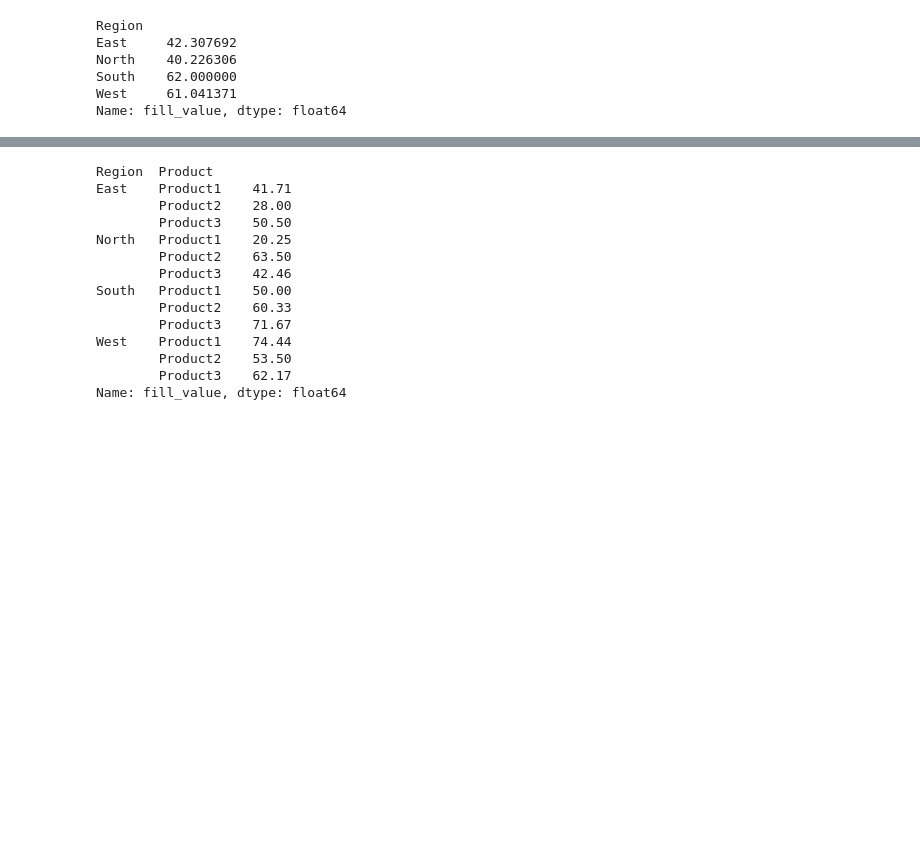
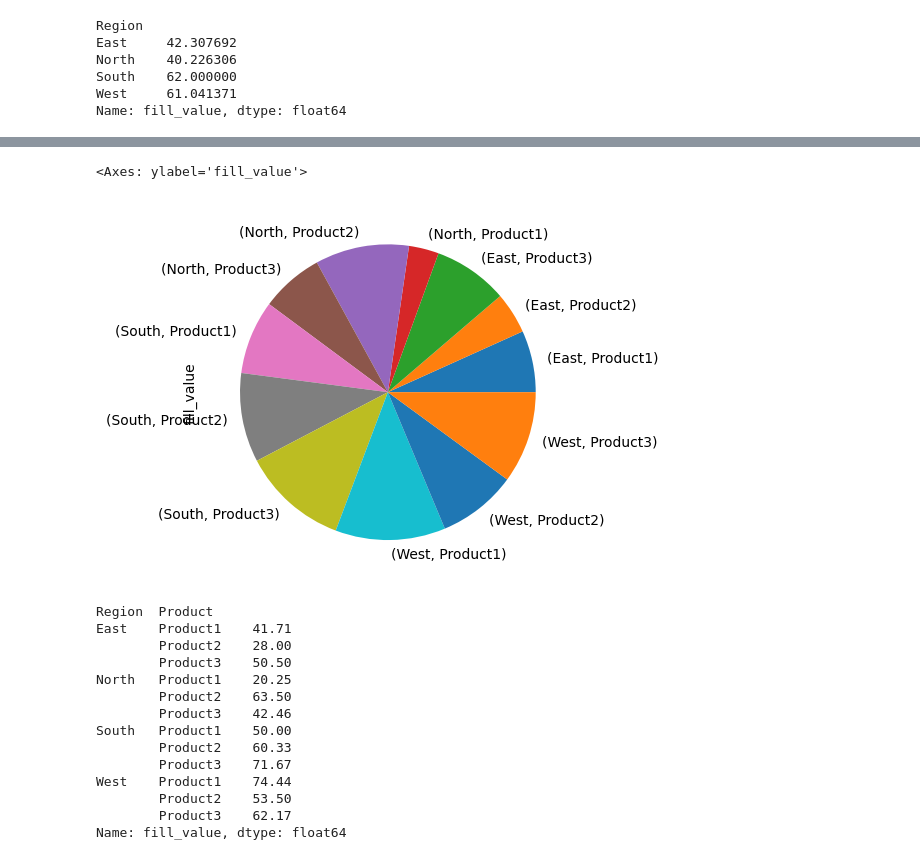
Before and after one commit to Tafheem-Ahemad/Python-Learning, a Jupyter notebook: 09dataAnalysis/dataManupliate.ipynb, the cells around one changed output, grey strips where cells are left out. Drawn from its saved outputs; the diff is of its cells as text; code cells hidden in the pictures; blank space fills up the shorter version.

```diff
--- a/09dataAnalysis/dataManupliate.ipynb
+++ b/09dataAnalysis/dataManupliate.ipynb
@@ -125,3 +136,8 @@ Name: fill_value, dtype: float64
+# %%
+mean_by_region.plot(kind='pie')
+# %% [output]
+<Axes: ylabel='fill_value'>
+[figure, added]
 # %%
 mean_by_region=df.groupby(['Region','Product'])['fill_value'].mean().round(2)
 mean_by_region
```
Also changed, not shown: parts of 3 cells of this notebook, 2 other files.
